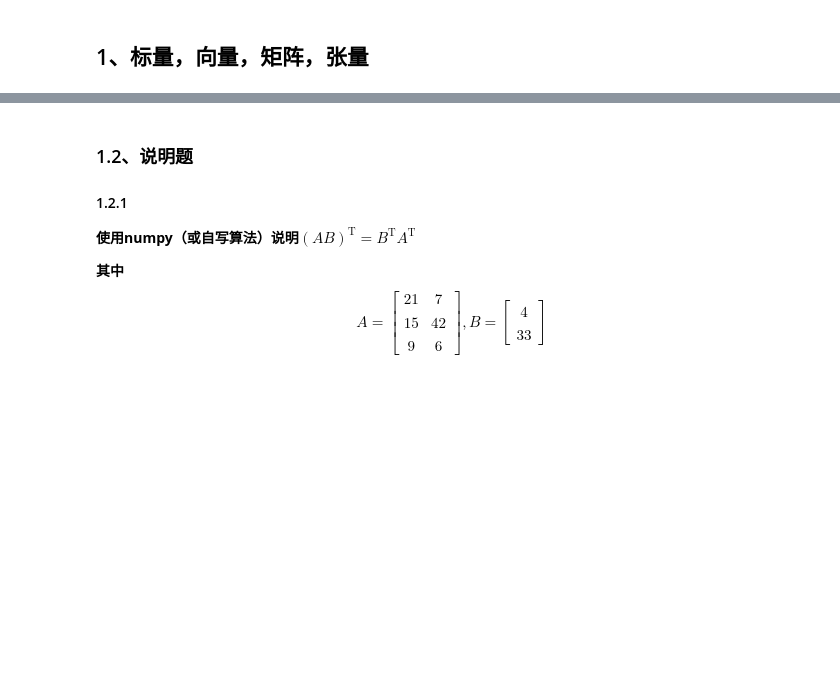
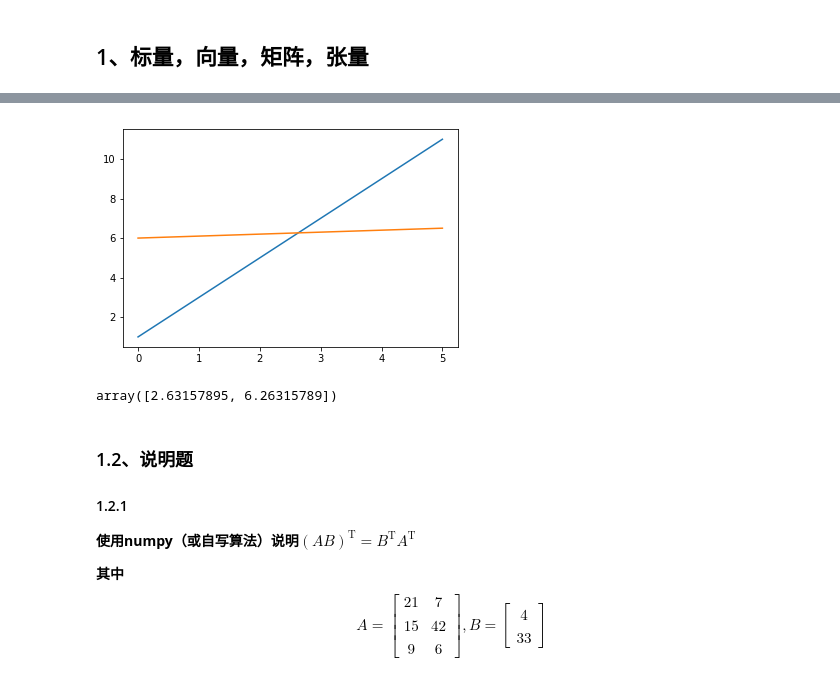
Before and after one commit to Quan-y/AIPND, a Jupyter notebook: workshop&course/W7/Linear-Algebra-cn-master/p3_Linear_Algebra.ipynb, the cells around one changed output, grey strips where cells are left out. Drawn from its saved outputs; the diff is of its cells as text; code cells hidden in the pictures; blank space fills up the shorter version.

```diff
--- a/workshop&course/W7/Linear-Algebra-cn-master/p3_Linear_Algebra.ipynb
+++ b/workshop&course/W7/Linear-Algebra-cn-master/p3_Linear_Algebra.ipynb
@@ -150,3 +165,25 @@ $$
+# %%
+# function for plot line
+def plot_function(f, x_lim = (0, 1), y_lim = (0, 1)):
+    x = np.linspace(x_lim[0], x_lim[1], 100)
+    y = f(x)
+    plt.plot(x,y)
+# %%
+# 1.1.2 TODO
+f1 = lambda x: 2*x + 1
+f2 = lambda x: 0.1*x + 6
+plot_function(f1, x_lim = [0, 5])
+plot_function(f2, x_lim = [0, 5])
+# %% [output]
+[figure, added]
+# %%
+# solve equation
+a = np.array([[2, -1], [0.1, -1]])
+b = np.array([-1, -6])
+x = np.linalg.solve(a, b)
+x
+# %% [output]
+array([2.63157895, 6.26315789])
 # %% [markdown]
 ### 1.2、说明题
 #### 1.2.1
```
Also changed, not shown: parts of 36 cells of this notebook.
